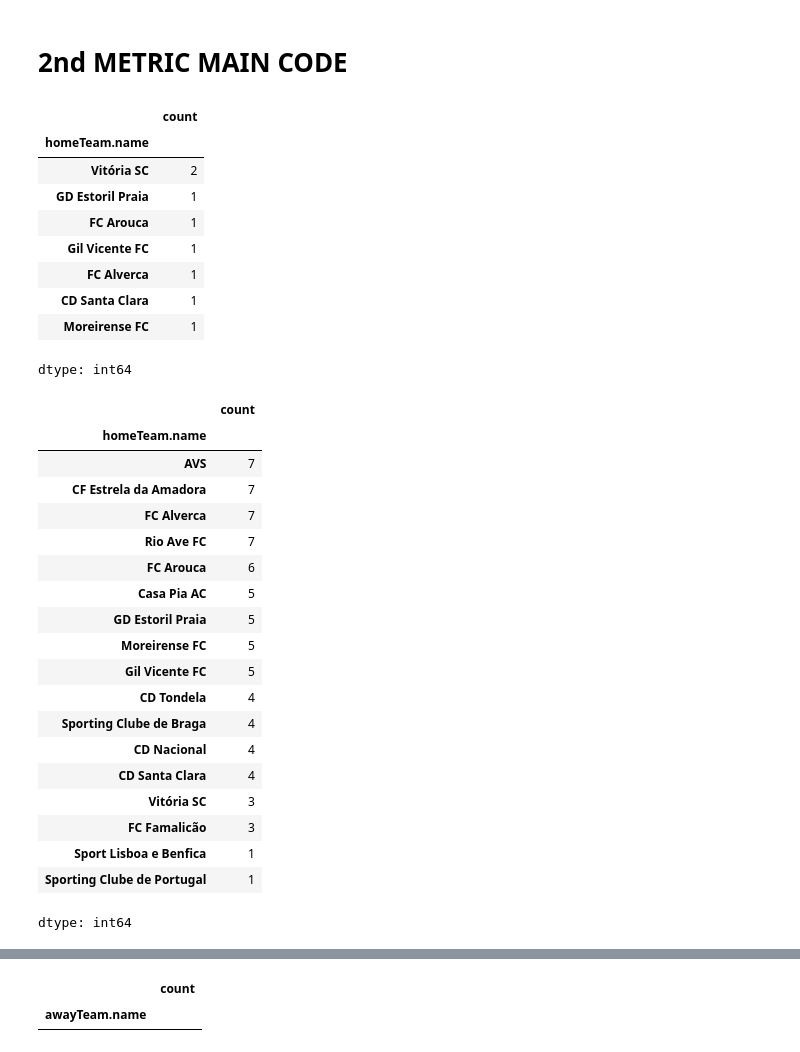
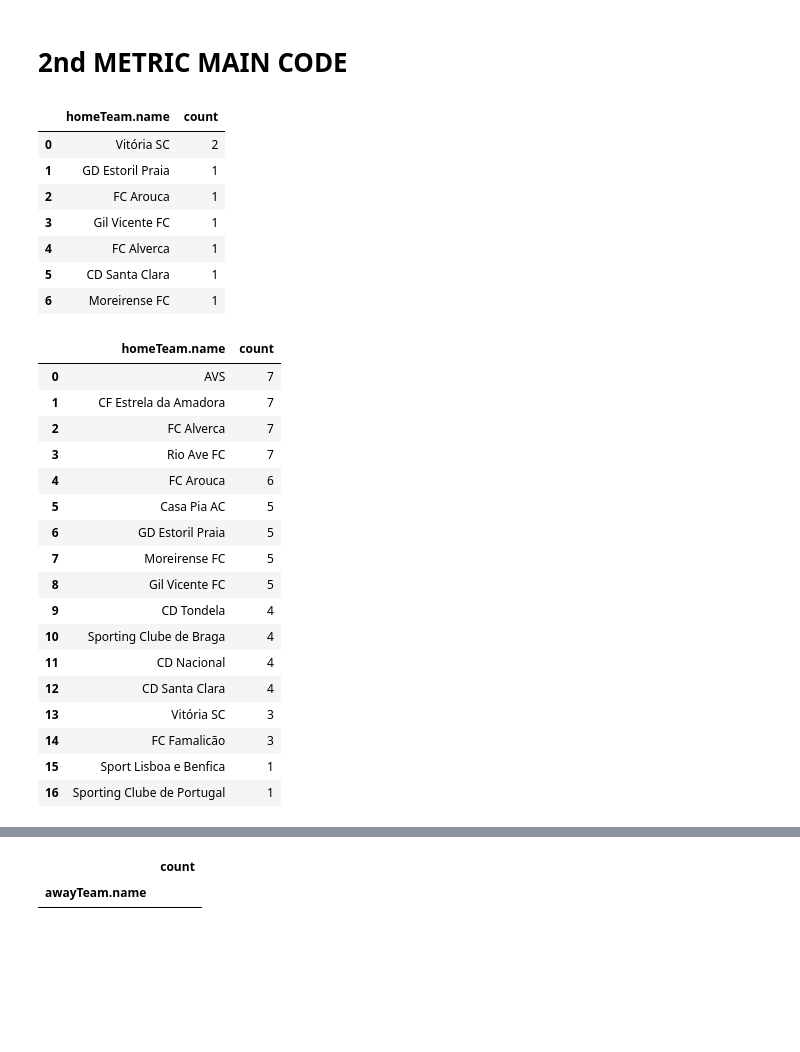
Before and after one commit to rafa-el-ferreira/Portuguese-League-25-26, a Jupyter notebook: Task_M10.ipynb, the cells around one changed output, grey strips where cells are left out. Drawn from its saved outputs; the diff is of its cells as text; code cells hidden in the pictures; blank space fills up the shorter version.

```diff
--- a/Task_M10.ipynb
+++ b/Task_M10.ipynb
@@ -278,41 +257,37 @@ second_metric_home = PPL_matches[(PPL_matches["score.halfTime.home"] < PPL_match
 second_metric_away = PPL_matches[(PPL_matches["score.halfTime.away"] < PPL_matches["score.halfTime.home"]) & (PPL_matches["score.winner"] == "HOME_AWAY")]
 # %%
 #Let's count them
-second_metric_home["homeTeam.name"].value_counts()
+second_metric_home["homeTeam.name"].value_counts().reset_index()
 # %% [output]
-|  | count |
-| homeTeam.name |  |
-| Vitória SC | 2 |
-| GD Estoril Praia | 1 |
-| FC Arouca | 1 |
-| Gil Vicente FC | 1 |
-| FC Alverca | 1 |
-| CD Santa Clara | 1 |
-| Moreirense FC | 1 |
+|  | homeTeam.name | count |
+| 0 | Vitória SC | 2 |
+| 1 | GD Estoril Praia | 1 |
+| 2 | FC Arouca | 1 |
+| 3 | Gil Vicente FC | 1 |
+| 4 | FC Alverca | 1 |
+| 5 | CD Santa Clara | 1 |
+| 6 | Moreirense FC | 1 |
-dtype: int64
 # %%
 second_metric_home2 = PPL_matches[PPL_matches["score.halfTime.home"] < PPL_matches["score.halfTime.away"]]
-second_metric_home2["homeTeam.name"].value_counts()
+second_metric_home2["homeTeam.name"].value_counts().reset_index()
 # %% [output]
-|  | count |
-| homeTeam.name |  |
-| AVS | 7 |
-| CF Estrela da Amadora | 7 |
-| FC Alverca | 7 |
-| Rio Ave FC | 7 |
-| FC Arouca | 6 |
-| Casa Pia AC | 5 |
-| GD Estoril Praia | 5 |
-| Moreirense FC | 5 |
-| Gil Vicente FC | 5 |
-| CD Tondela | 4 |
-| Sporting Clube de Braga | 4 |
-| CD Nacional | 4 |
-| CD Santa Clara | 4 |
-| Vitória SC | 3 |
-| FC Famalicão | 3 |
-| Sport Lisboa e Benfica | 1 |
-| Sporting Clube de Portugal | 1 |
+|  | homeTeam.name | count |
+| 0 | AVS | 7 |
+| 1 | CF Estrela da Amadora | 7 |
+| 2 | FC Alverca | 7 |
+| 3 | Rio Ave FC | 7 |
+| 4 | FC Arouca | 6 |
+| 5 | Casa Pia AC | 5 |
+| 6 | GD Estoril Praia | 5 |
+| 7 | Moreirense FC | 5 |
+| 8 | Gil Vicente FC | 5 |
+| 9 | CD Tondela | 4 |
+| 10 | Sporting Clube de Braga | 4 |
+| 11 | CD Nacional | 4 |
+| 12 | CD Santa Clara | 4 |
+| 13 | Vitória SC | 3 |
+| 14 | FC Famalicão | 3 |
+| 15 | Sport Lisboa e Benfica | 1 |
+| 16 | Sporting Clube de Portugal | 1 |
-dtype: int64
 # %%
 bc = (second_metric_home["homeTeam.name"].value_counts() / second_metric_home2["homeTeam.name"].value_counts() * 100).round(1)
```
Also changed, not shown: parts of 10 cells of this notebook.
